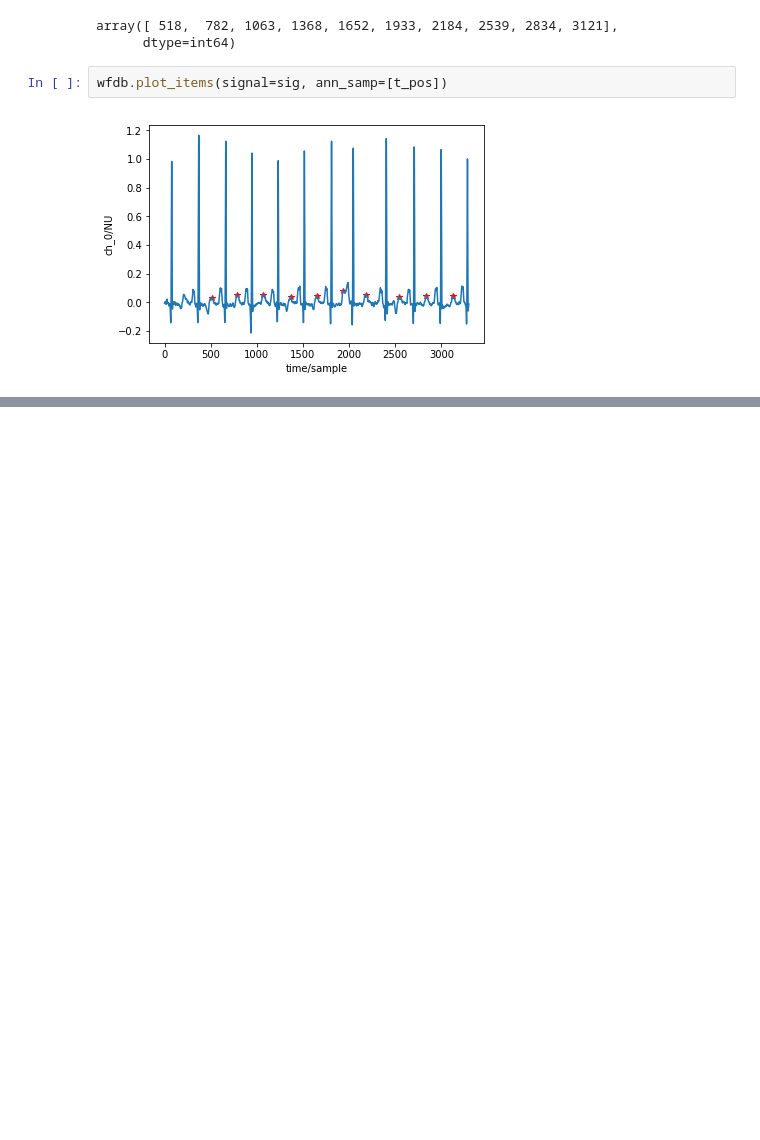
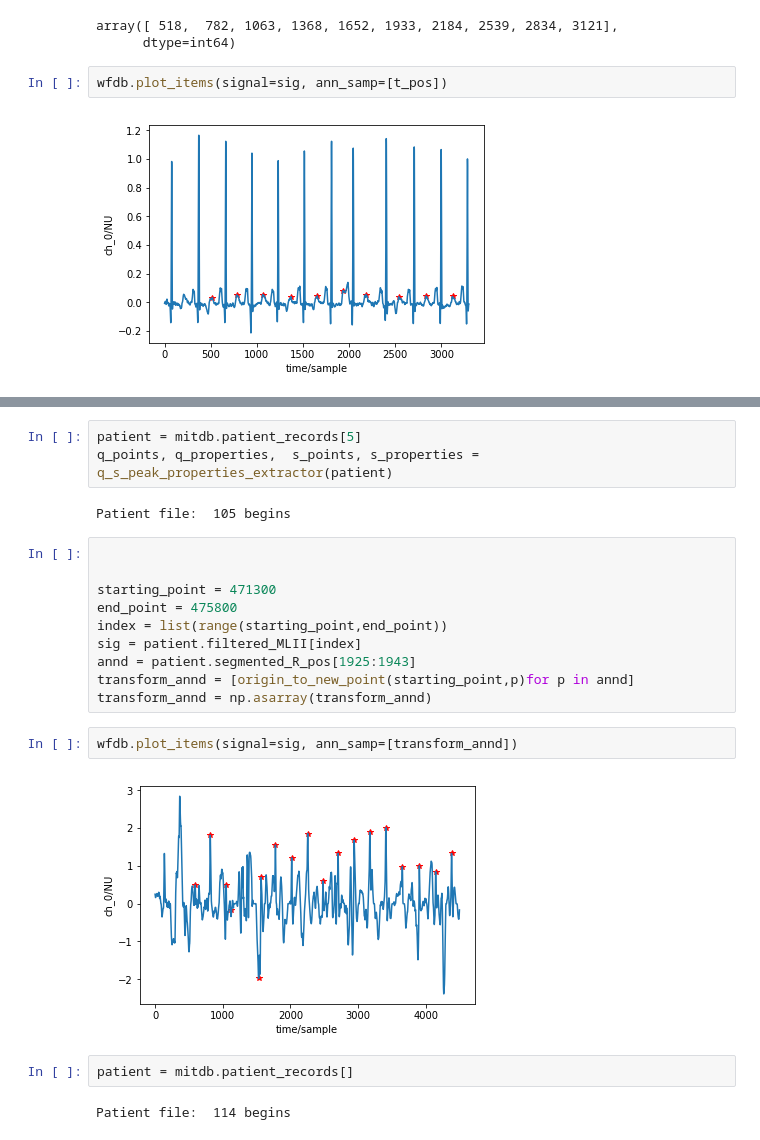
Before and after one commit to nimch681/ECGdataAnalysis, a Jupyter notebook: tests.ipynb, the cells around one changed output, grey strips where cells are left out. Cells and saved outputs as stored; diff of their text form; blank space fills up the shorter version.

```diff
--- a/tests.ipynb
+++ b/tests.ipynb
@@ -1055,0 +1070,23 @@ plt.scatter(x,y)
+# %%
+patient = mitdb.patient_records[5]
+q_points, q_properties,  s_points, s_properties = q_s_peak_properties_extractor(patient)
+# %% [output]
+Patient file:  105 begins
+# %%
+
+
+starting_point = 471300
+end_point = 475800
+index = list(range(starting_point,end_point))
+sig = patient.filtered_MLII[index]
+annd = patient.segmented_R_pos[1925:1943]
+transform_annd = [origin_to_new_point(starting_point,p)for p in annd]
+transform_annd = np.asarray(transform_annd)
+# %%
+wfdb.plot_items(signal=sig, ann_samp=[transform_annd])
+# %% [output]
+[figure, added]
+# %%
+patient = mitdb.patient_records[]
+# %% [output]
+Patient file:  114 begins
```
Also changed, not shown: parts of 11 cells of this notebook, 1 other file.
